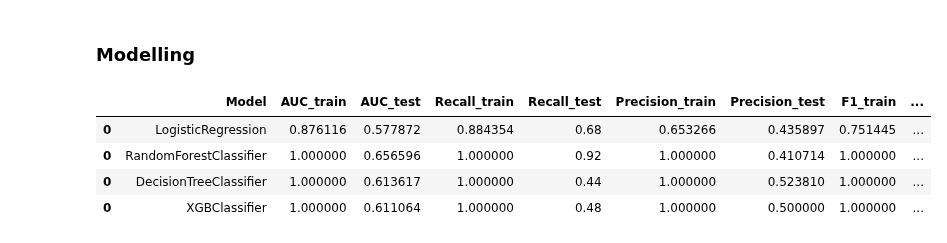
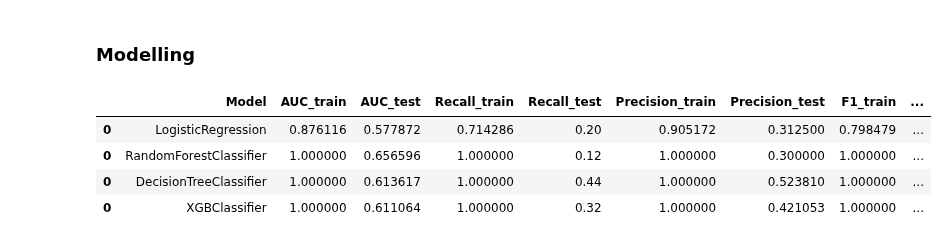
Before and after one commit to azaryasph/Improving-Employee-Retention-By-Predicting-Employee-Attrition-Using-Machine-Learning, a Jupyter notebook: notebook/predict_employee_attrition.ipynb, the cells around one changed output. Saved outputs shown, nothing was run; the diff lists cells and outputs as text; code cells hidden in the pictures.

```diff
--- a/notebook/predict_employee_attrition.ipynb
+++ b/notebook/predict_employee_attrition.ipynb
@@ -1543,27 +1467,27 @@ def plot_roc_curve(model, X_train, y_train, X_test, y_test, ax):
 # %%
 lr_hr = LogisticRegression(random_state=103)
 dt_hr = DecisionTreeClassifier(random_state=103)
 rf_hr = RandomForestClassifier(random_state=103)
 xgb_hr = XGBClassifier(random_state=103)
 
 # List of models
 models = [lr_hr, rf_hr, dt_hr, xgb_hr]
 
 # List to store the scores
 scores = []
 
 # Train and evaluate the models
 for model in models:
-    score = train_eval_model(model, X_train_over, y_train_over, X_test_enc_ohe, y_test, 0.3)
+    score = train_eval_model(model, X_train_over, y_train_over, X_test_enc_ohe, y_test, 0.5)
     scores.append(score)
 
 # Concatenate the evaluation metrics of the models
 eval_metrics = pd.concat(scores)
 
 eval_metrics
 # %% [output]
 |  | Model | AUC_train | AUC_test | Recall_train | Recall_test | Precision_train | Precision_test | F1_train | ... |
-| 0 | LogisticRegression | 0.876116 | 0.577872 | 0.884354 | 0.68 | 0.653266 | 0.435897 | 0.751445 | ... |
-| 0 | RandomForestClassifier | 1.000000 | 0.656596 | 1.000000 | 0.92 | 1.000000 | 0.410714 | 1.000000 | ... |
+| 0 | LogisticRegression | 0.876116 | 0.577872 | 0.714286 | 0.20 | 0.905172 | 0.312500 | 0.798479 | ... |
+| 0 | RandomForestClassifier | 1.000000 | 0.656596 | 1.000000 | 0.12 | 1.000000 | 0.300000 | 1.000000 | ... |
 | 0 | DecisionTreeClassifier | 1.000000 | 0.613617 | 1.000000 | 0.44 | 1.000000 | 0.523810 | 1.000000 | ... |
-| 0 | XGBClassifier | 1.000000 | 0.611064 | 1.000000 | 0.48 | 1.000000 | 0.500000 | 1.000000 | ... |
+| 0 | XGBClassifier | 1.000000 | 0.611064 | 1.000000 | 0.32 | 1.000000 | 0.421053 | 1.000000 | ... |
```
Also changed, not shown: parts of 40 cells of this notebook.
